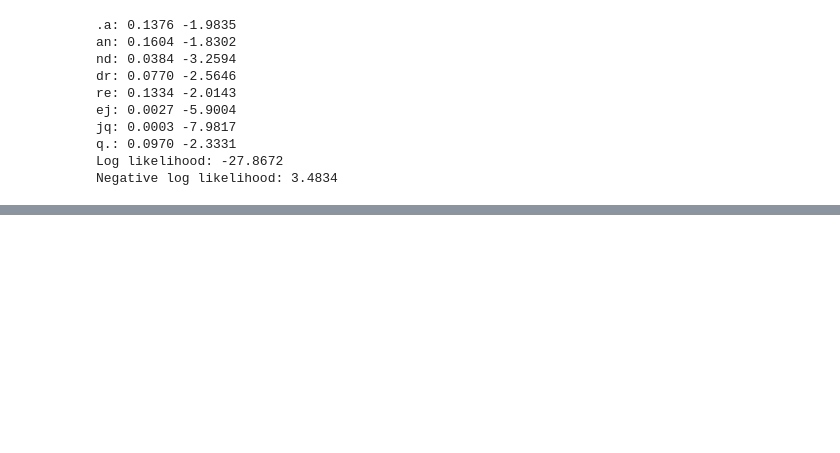
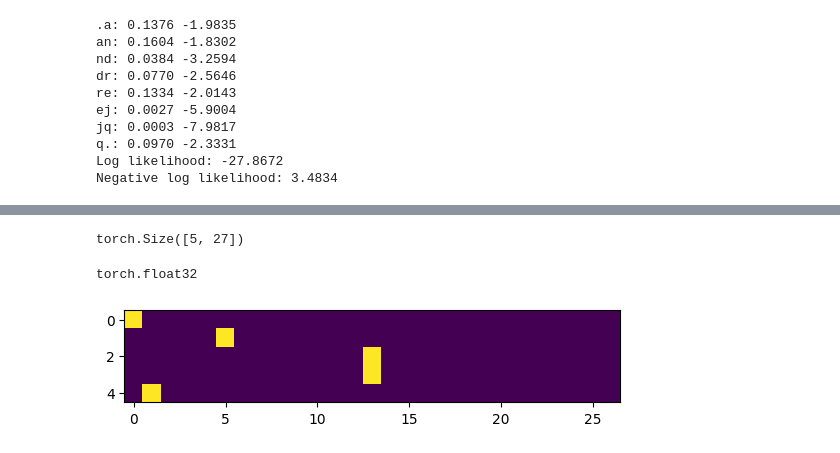
Before and after one commit to dengqiaoyu/nn_ZtoH, a Jupyter notebook: makemore_1_joey/makemore_part1_bigrams.ipynb, the cells around one changed output, grey strips where cells are left out. Cells and saved outputs as stored; diff of their text form; code cells hidden in the pictures; blank space fills up the shorter version.

```diff
--- a/makemore_1_joey/makemore_part1_bigrams.ipynb
+++ b/makemore_1_joey/makemore_part1_bigrams.ipynb
@@ -228,0 +232,9 @@ Negative log likelihood: 3.4834
+# %%
+xs, ys = [], []
+for w in words[:1]:
+    chs: list[str] = ['.'] + list(w) + ['.']
+    for ch1, ch2 in zip(chs, chs[1:]):
+        xs.append(stoi[ch1])
+        ys.append(stoi[ch2])
+xs = torch.tensor(xs)
+ys = torch.tensor(ys)
@@ -228,0 +247,10 @@ Negative log likelihood: 3.4834
+# %%
+import torch.nn.functional as F
+
+assert isinstance(xs, torch.Tensor)
+assert isinstance(ys, torch.Tensor)
+x_enc = F.one_hot(xs, num_classes=len(stoi)).float()
+y_enc = F.one_hot(ys, num_classes=len(stoi)).float()
+
+print(x_enc)
+print(y_enc)
@@ -228,0 +278,10 @@ Negative log likelihood: 3.4834
+# %%
+x_enc.shape
+# %% [output]
+torch.Size([5, 27])
+# %%
+plt.imshow(x_enc)
+print(x_enc.dtype)
+# %% [output]
+torch.float32
+[figure, added]
```
Also changed, not shown: parts of 20 cells of this notebook, 1 other file.
